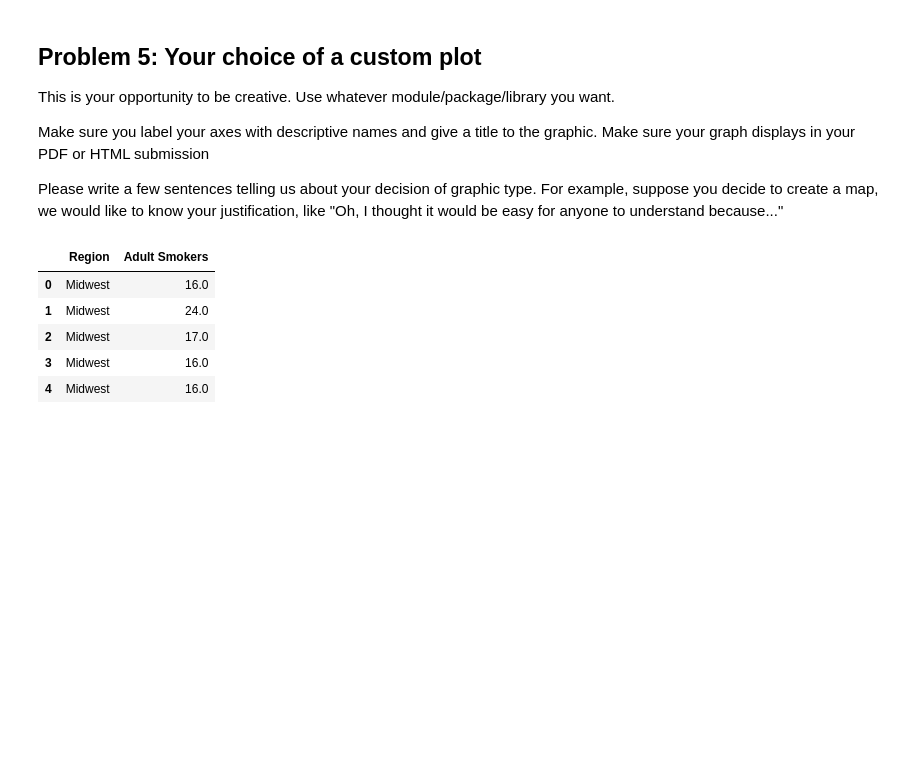
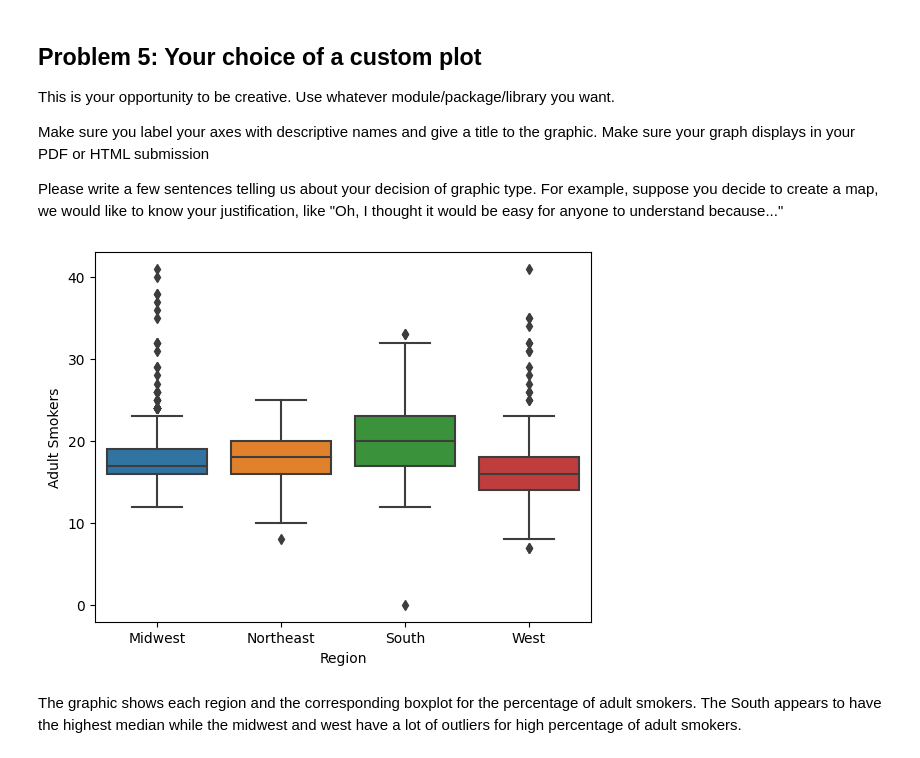
Before and after one commit to rialbeel/stats21, a Jupyter notebook: Homework/Homework8.ipynb, the cells around one changed output. Drawn from its saved outputs; the diff is of its cells as text; code cells hidden in the pictures; blank space fills up the shorter version.

```diff
--- a/Homework/Homework8.ipynb
+++ b/Homework/Homework8.ipynb
@@ -126,11 +127,9 @@ Please write a few sentences telling us about your decision of graphic type.  Fo
 ## reserved for your answer
 map_df = pd.DataFrame([obesity["Region"], obesity["Adult Smokers"]]).transpose().reset_index()
 map_df = map_df.drop(labels = "index", axis = 1)
-map_df.head()
-# %% [output]
-|  | Region | Adult Smokers |
-| 0 | Midwest | 16.0 |
-| 1 | Midwest | 24.0 |
-| 2 | Midwest | 17.0 |
-| 3 | Midwest | 16.0 |
-| 4 | Midwest | 16.0 |
+# %%
+boxplot = sns.boxplot(x = map_df["Region"], y = map_df["Adult Smokers"])
+# %% [output]
+[figure, added]
+# %% [markdown]
+The graphic shows each region and the corresponding boxplot for the percentage of adult smokers. The South appears to have the highest median while the midwest and west have a lot of outliers for high percentage of adult smokers.
```
Also changed, not shown: parts of 1 cell of this notebook.
